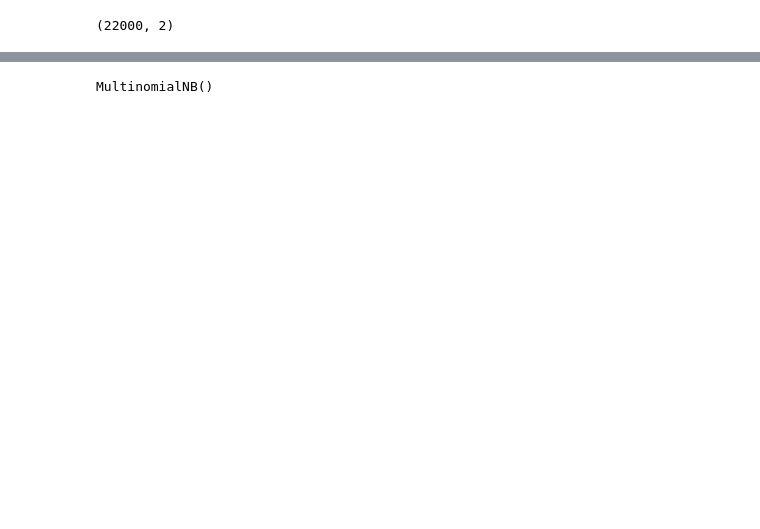
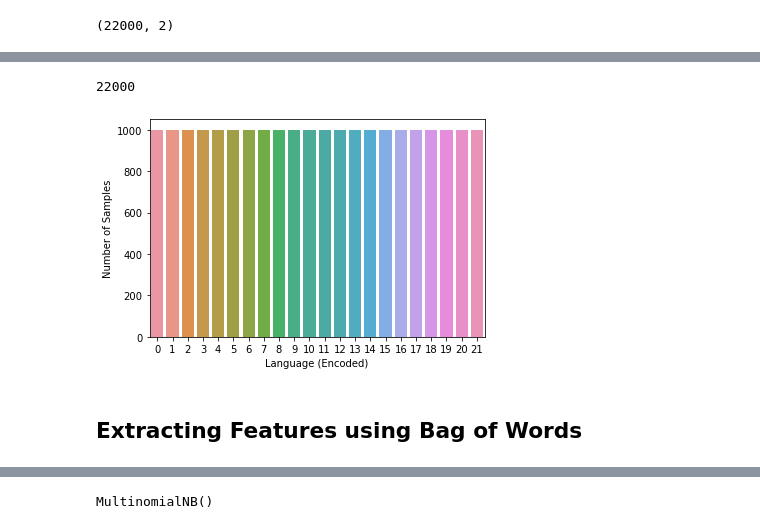
Before and after one commit to ps1854/Language-Detector-AI-ML, a Jupyter notebook: Language_Predictor.ipynb, the cells around one changed output, grey strips where cells are left out. Cells and saved outputs as stored; diff of their text form; code cells hidden in the pictures; blank space fills up the shorter version.

```diff
--- a/Language_Predictor.ipynb
+++ b/Language_Predictor.ipynb
@@ -64,0 +98,14 @@ for text in X:
+# %%
+len(X)
+# %% [output]
+22000
+# %%
+plt.subplots(figsize=(6,4))
+sns.countplot(y)
+plt.xlabel("Language (Encoded)")
+plt.ylabel("Number of Samples")
+plt.show()
+# %% [output]
+[figure, added]
+# %% [markdown]
+## Extracting Features using Bag of Words
```
Also changed, not shown: parts of 22 cells of this notebook, 1 other file.
